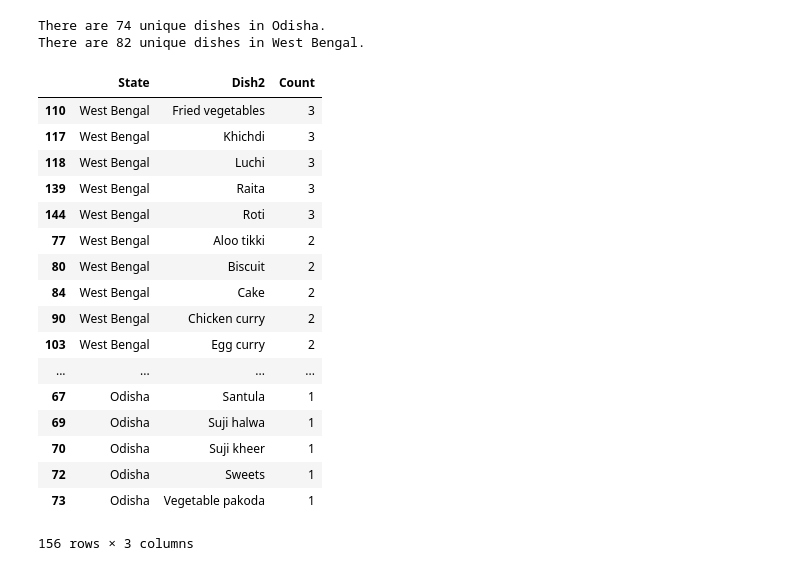
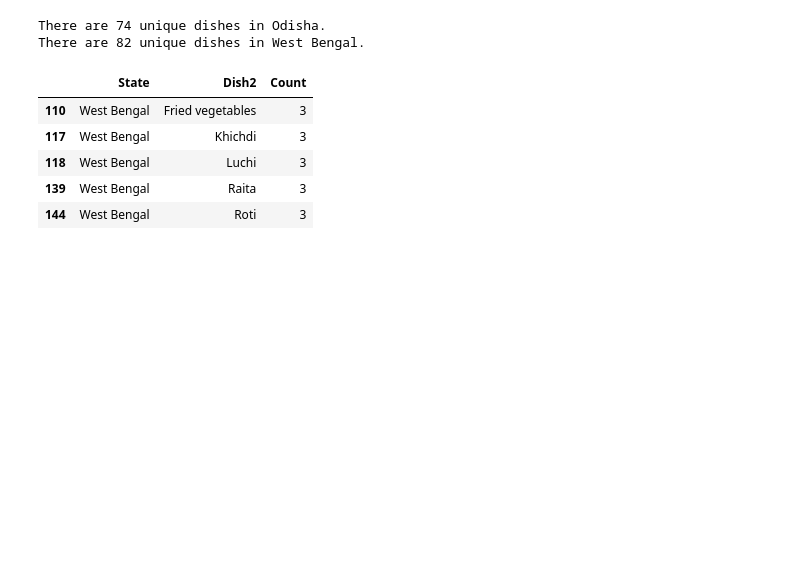
Before and after one commit to rochiecuevas/FoodChoice, a Jupyter notebook: Expert_Elicitation.ipynb, the cells around one changed output. Cells and saved outputs as stored; diff of their text form; code cells hidden in the pictures; blank space fills up the shorter version.

```diff
--- a/Expert_Elicitation.ipynb
+++ b/Expert_Elicitation.ipynb
@@ -46,27 +54,15 @@ There are 82 unique dishes in West Bengal.
 # %%
 # Count how many times a dish is mentioned per state
 dish_grouped = df.groupby(["State", "Dish2"])["Dish2"].count().to_frame("Count")\
                .reset_index()
-dish_grouped.sort_values(["State","Count"], ascending = False)
+dish_grouped.sort_values(["State","Count"], ascending = False).head()
 # %% [output]
 |  | State | Dish2 | Count |
 | 110 | West Bengal | Fried vegetables | 3 |
 | 117 | West Bengal | Khichdi | 3 |
 | 118 | West Bengal | Luchi | 3 |
 | 139 | West Bengal | Raita | 3 |
 | 144 | West Bengal | Roti | 3 |
-| 77 | West Bengal | Aloo tikki | 2 |
-| 80 | West Bengal | Biscuit | 2 |
-| 84 | West Bengal | Cake | 2 |
-| 90 | West Bengal | Chicken curry | 2 |
-| 103 | West Bengal | Egg curry | 2 |
-| ... | ... | ... | ... |
-| 67 | Odisha | Santula | 1 |
-| 69 | Odisha | Suji halwa | 1 |
-| 70 | Odisha | Suji kheer | 1 |
-| 72 | Odisha | Sweets | 1 |
-| 73 | Odisha | Vegetable pakoda | 1 |
-156 rows × 3 columns
 # %%
 # Count how many times a dish is mentioned in both states
 dish_grouped2 = df.groupby("Dish2")["Dish2"].count().to_frame("Count").reset_index()
```
Also changed, not shown: parts of 11 cells of this notebook.
